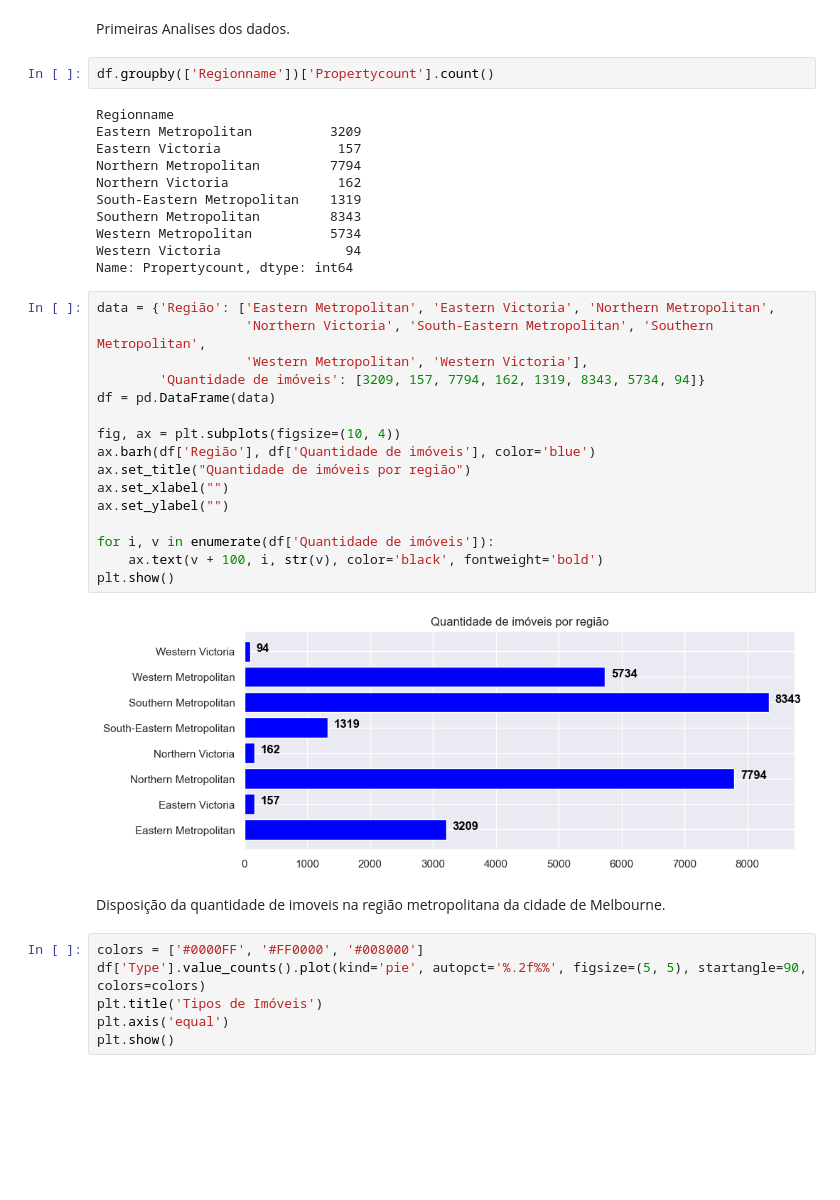
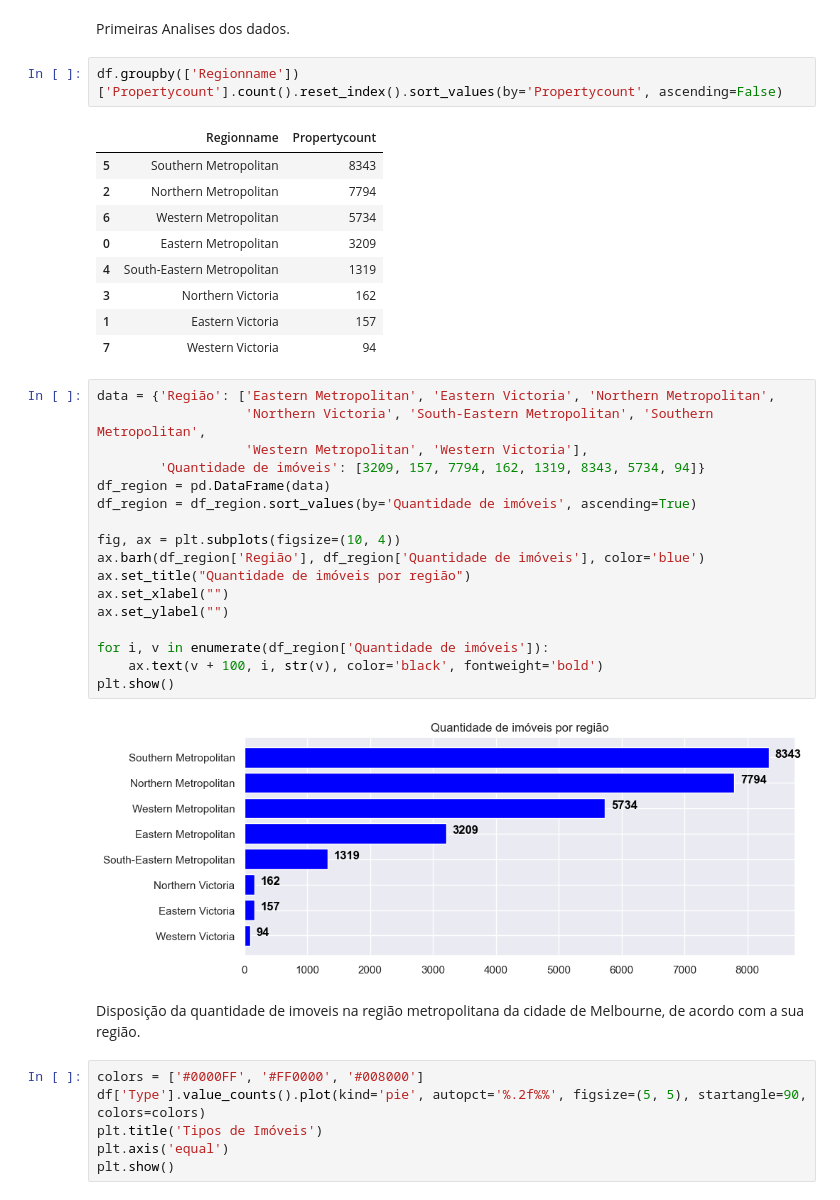
Before and after one commit to Riguini/Melbourne-Housing-Snapshot, a Jupyter notebook: Notebooks/Melbourne_Housing_Dataset.ipynb, the cells around one changed output. Saved outputs shown, nothing was run; the diff lists cells and outputs as text; blank space fills up the shorter version.

```diff
--- a/Notebooks/Melbourne_Housing_Dataset.ipynb
+++ b/Notebooks/Melbourne_Housing_Dataset.ipynb
@@ -489,38 +489,38 @@ Após tratamento, a anlise continua com dados referentes à 26812 imoveis.
 # %% [markdown]
 Primeiras Analises dos dados.
 # %%
-df.groupby(['Regionname'])['Propertycount'].count()
+df.groupby(['Regionname'])['Propertycount'].count().reset_index().sort_values(by='Propertycount', ascending=False)
 # %% [output]
-Regionname
-Eastern Metropolitan          3209
-Eastern Victoria               157
-Northern Metropolitan         7794
-Northern Victoria              162
-South-Eastern Metropolitan    1319
-Southern Metropolitan         8343
-Western Metropolitan          5734
-Western Victoria                94
-Name: Propertycount, dtype: int64
+|  | Regionname | Propertycount |
+| 5 | Southern Metropolitan | 8343 |
+| 2 | Northern Metropolitan | 7794 |
+| 6 | Western Metropolitan | 5734 |
+| 0 | Eastern Metropolitan | 3209 |
+| 4 | South-Eastern Metropolitan | 1319 |
+| 3 | Northern Victoria | 162 |
+| 1 | Eastern Victoria | 157 |
+| 7 | Western Victoria | 94 |
 # %%
 data = {'Região': ['Eastern Metropolitan', 'Eastern Victoria', 'Northern Metropolitan',
                    'Northern Victoria', 'South-Eastern Metropolitan', 'Southern Metropolitan',
                    'Western Metropolitan', 'Western Victoria'],
         'Quantidade de imóveis': [3209, 157, 7794, 162, 1319, 8343, 5734, 94]}
-df = pd.DataFrame(data)
+df_region = pd.DataFrame(data)
+df_region = df_region.sort_values(by='Quantidade de imóveis', ascending=True)
 
 fig, ax = plt.subplots(figsize=(10, 4))
-ax.barh(df['Região'], df['Quantidade de imóveis'], color='blue')
+ax.barh(df_region['Região'], df_region['Quantidade de imóveis'], color='blue')
 ax.set_title("Quantidade de imóveis por região")
 ax.set_xlabel("")
 ax.set_ylabel("")
 
-for i, v in enumerate(df['Quantidade de imóveis']):
+for i, v in enumerate(df_region['Quantidade de imóveis']):
     ax.text(v + 100, i, str(v), color='black', fontweight='bold')
 plt.show()
 # %% [output]
-[figure, old version]
+[figure, new version]
 # %% [markdown]
-Disposição da quantidade de imoveis na região metropolitana da cidade de Melbourne.
+Disposição da quantidade de imoveis na região metropolitana da cidade de Melbourne, de acordo com a sua região.
 # %%
 colors = ['#0000FF', '#FF0000', '#008000']
 df['Type'].value_counts().plot(kind='pie', autopct='%.2f%%', figsize=(5, 5), startangle=90, colors=colors)
```
Also changed, not shown: parts of 6 cells of this notebook.
